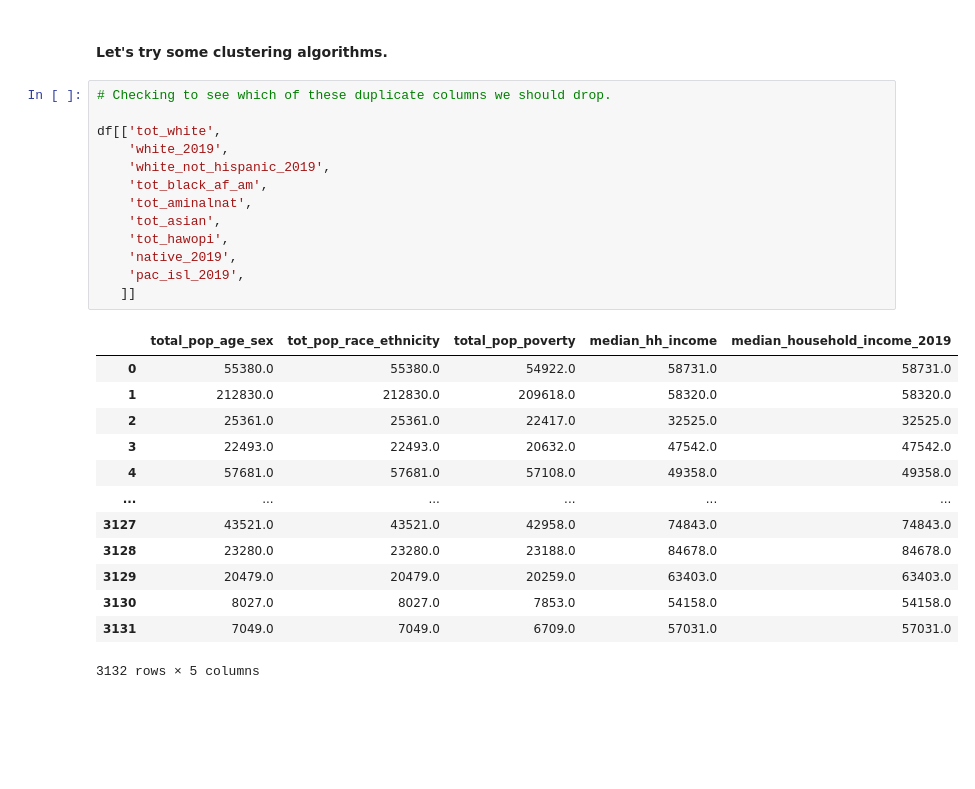
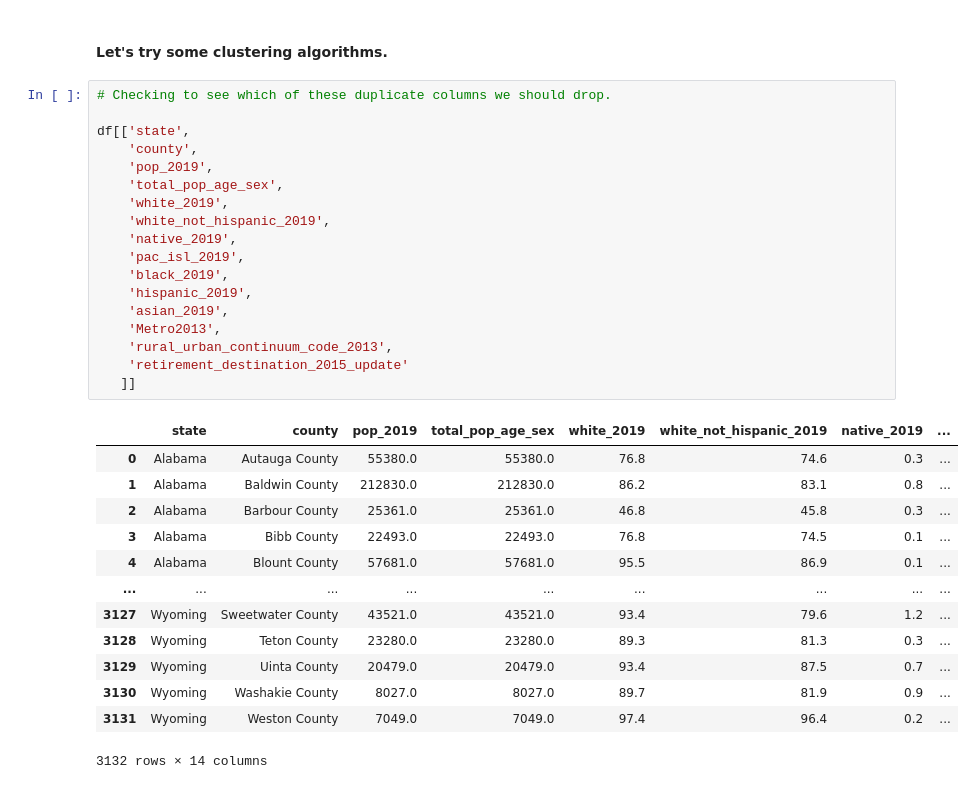
Before and after one commit to calculaterceec/Proj4Team2, a Jupyter notebook: code/02-3-Modeling.ipynb, the cells around one changed output. Saved outputs shown, nothing was run; the diff lists cells and outputs as text; blank space fills up the shorter version.

```diff
--- a/code/02-3-Modeling.ipynb
+++ b/code/02-3-Modeling.ipynb
@@ -77,30 +97,35 @@ df['smoking_ban_2010'].isna().sum()
 # %%
 # Checking to see which of these duplicate columns we should drop.
 
-df[['tot_white',
+df[['state',
+    'county',
+    'pop_2019',
+    'total_pop_age_sex',
     'white_2019',
     'white_not_hispanic_2019',
-    'tot_black_af_am',
-    'tot_aminalnat',
-    'tot_asian',
-    'tot_hawopi',
     'native_2019',
     'pac_isl_2019',
+    'black_2019',
+    'hispanic_2019',
+    'asian_2019',
+    'Metro2013',
+    'rural_urban_continuum_code_2013',
+    'retirement_destination_2015_update'
    ]]
 # %% [output]
-|  | total_pop_age_sex | tot_pop_race_ethnicity | total_pop_poverty | median_hh_income | median_household_income_2019 |
-| 0 | 55380.0 | 55380.0 | 54922.0 | 58731.0 | 58731.0 |
-| 1 | 212830.0 | 212830.0 | 209618.0 | 58320.0 | 58320.0 |
-| 2 | 25361.0 | 25361.0 | 22417.0 | 32525.0 | 32525.0 |
-| 3 | 22493.0 | 22493.0 | 20632.0 | 47542.0 | 47542.0 |
-| 4 | 57681.0 | 57681.0 | 57108.0 | 49358.0 | 49358.0 |
-| ... | ... | ... | ... | ... | ... |
-| 3127 | 43521.0 | 43521.0 | 42958.0 | 74843.0 | 74843.0 |
-| 3128 | 23280.0 | 23280.0 | 23188.0 | 84678.0 | 84678.0 |
-| 3129 | 20479.0 | 20479.0 | 20259.0 | 63403.0 | 63403.0 |
-| 3130 | 8027.0 | 8027.0 | 7853.0 | 54158.0 | 54158.0 |
-| 3131 | 7049.0 | 7049.0 | 6709.0 | 57031.0 | 57031.0 |
+|  | state | county | pop_2019 | total_pop_age_sex | white_2019 | white_not_hispanic_2019 | native_2019 | ... |
+| 0 | Alabama | Autauga County | 55380.0 | 55380.0 | 76.8 | 74.6 | 0.3 | ... |
+| 1 | Alabama | Baldwin County | 212830.0 | 212830.0 | 86.2 | 83.1 | 0.8 | ... |
+| 2 | Alabama | Barbour County | 25361.0 | 25361.0 | 46.8 | 45.8 | 0.3 | ... |
+| 3 | Alabama | Bibb County | 22493.0 | 22493.0 | 76.8 | 74.5 | 0.1 | ... |
+| 4 | Alabama | Blount County | 57681.0 | 57681.0 | 95.5 | 86.9 | 0.1 | ... |
+| ... | ... | ... | ... | ... | ... | ... | ... | ... |
+| 3127 | Wyoming | Sweetwater County | 43521.0 | 43521.0 | 93.4 | 79.6 | 1.2 | ... |
+| 3128 | Wyoming | Teton County | 23280.0 | 23280.0 | 89.3 | 81.3 | 0.3 | ... |
+| 3129 | Wyoming | Uinta County | 20479.0 | 20479.0 | 93.4 | 87.5 | 0.7 | ... |
+| 3130 | Wyoming | Washakie County | 8027.0 | 8027.0 | 89.7 | 81.9 | 0.9 | ... |
+| 3131 | Wyoming | Weston County | 7049.0 | 7049.0 | 97.4 | 96.4 | 0.2 | ... |
-3132 rows × 5 columns
+3132 rows × 14 columns
 # %%
 X = df.drop(columns = ['tot_pop_race_ethnicity',
                       'total_pop_poverty',
```
Also changed, not shown: parts of 2 cells of this notebook, 9 other files.
